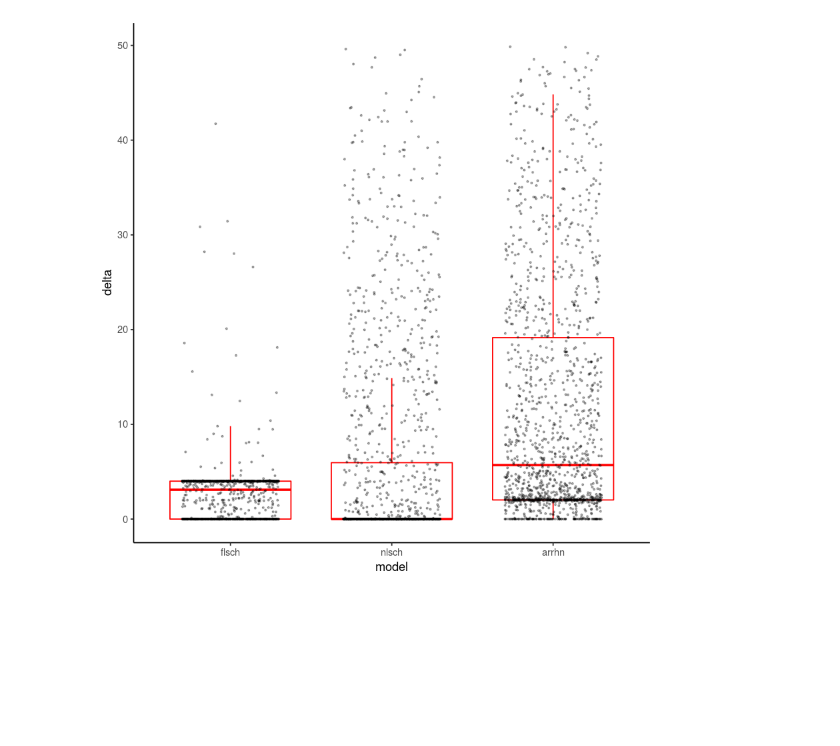
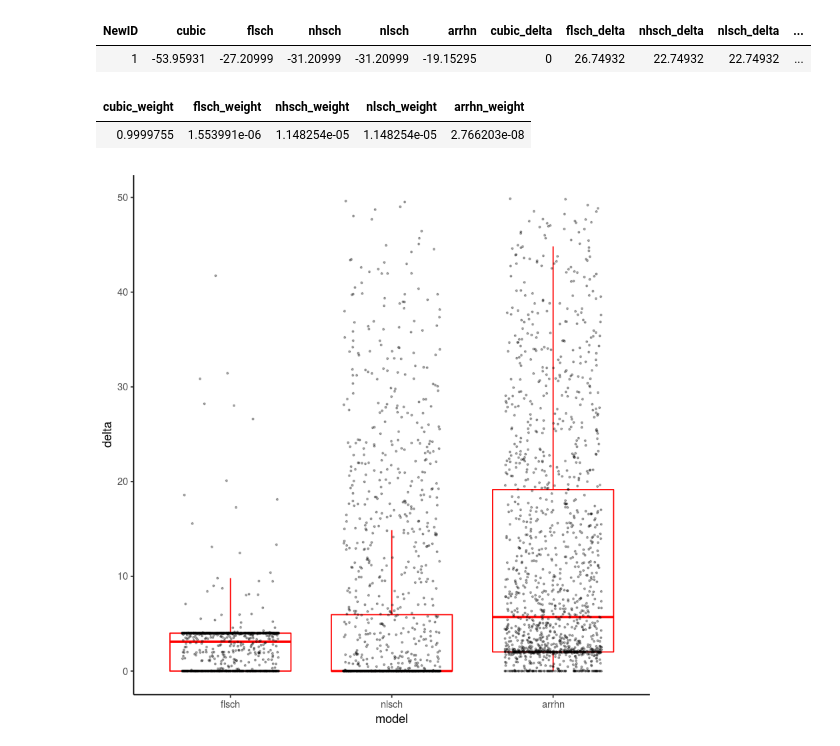
Before and after one commit to dbridg15/CMEECoursework, a Jupyter notebook: CMEEMiniProject/Sandbox/compare.ipynb, the cells around one changed output. Cells and saved outputs as stored; diff of their text form; code cells hidden in the pictures; blank space fills up the shorter version.

```diff
--- a/CMEEMiniProject/Sandbox/compare.ipynb
+++ b/CMEEMiniProject/Sandbox/compare.ipynb
@@ -124,3 +115,14 @@ aicDF
+# %%
+a = aicDF[1,]
+a
+# %% [output]
+| NewID | cubic | flsch | nhsch | nlsch | arrhn | cubic_delta | flsch_delta | nhsch_delta | nlsch_delta | ... |
+| 1 | -53.95931 | -27.20999 | -31.20999 | -31.20999 | -19.15295 | 0 | 26.74932 | 22.74932 | 22.74932 | ... |
+# %%
+a[c("cubic_weight", "flsch_weight", "nhsch_weight", "nlsch_weight", "arrhn_weight")]
+# %% [output]
+| cubic_weight | flsch_weight | nhsch_weight | nlsch_weight | arrhn_weight |
+| 0.9999755 | 1.553991e-06 | 1.148254e-05 | 1.148254e-05 | 2.766203e-08 |
 # %%
 a = subset(pltDF, delta < 50)
 
```
Also changed, not shown: parts of 5 cells of this notebook, 3 other files.
